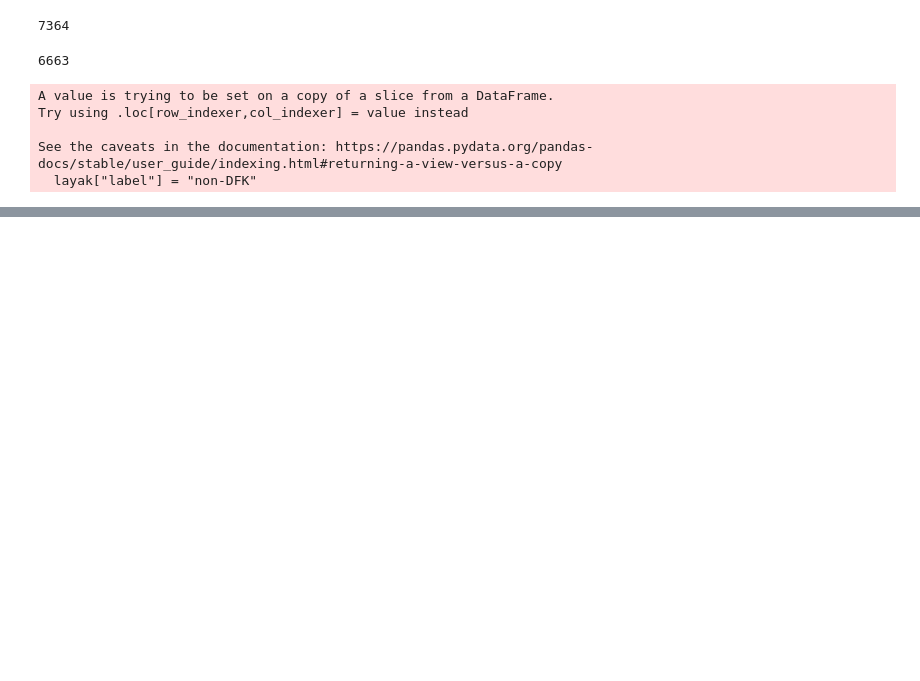
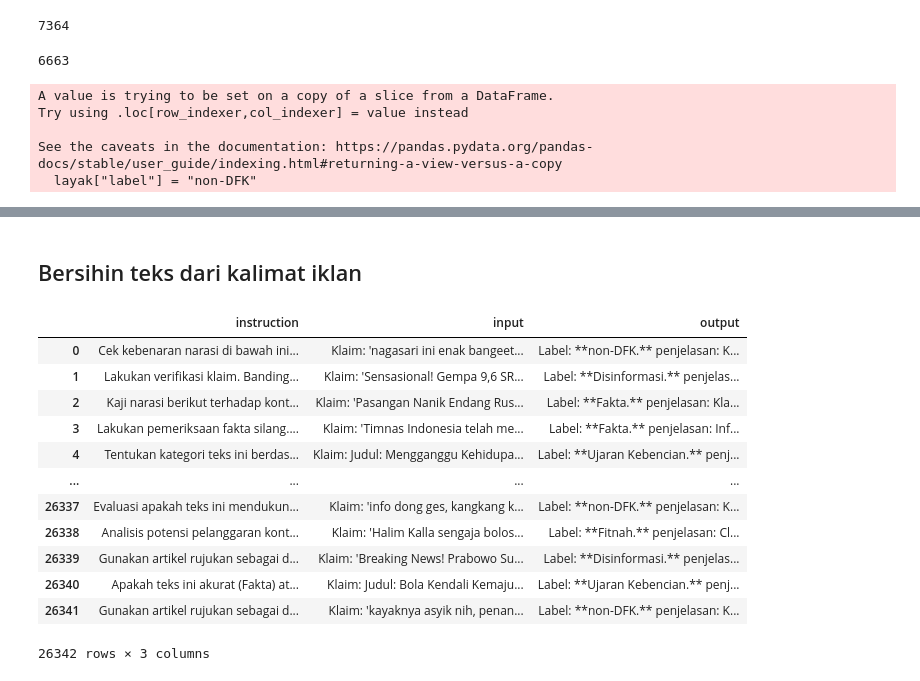
Before and after one commit to imdipo/capstone-AITF-komdigi, a Jupyter notebook: SFT/SFT.ipynb, the cells around one changed output, grey strips where cells are left out. Saved outputs shown, nothing was run; the diff lists cells and outputs as text; code cells hidden in the pictures; blank space fills up the shorter version.

```diff
--- a/SFT/SFT.ipynb
+++ b/SFT/SFT.ipynb
@@ -923,0 +820,20 @@ generate_sft_dataset_with_context(eksplisit, instructiones, kalimat_penutup_hate
+# %% [markdown]
+## Bersihin teks dari kalimat iklan
+# %%
+allDF = pd.read_json("dataset_sampled.jsonl", lines=True)
+# %%
+allDF
+# %% [output]
+|  | instruction | input | output |
+| 0 | Cek kebenaran narasi di bawah ini... | Klaim: 'nagasari ini enak bangeet... | Label: **non-DFK.** penjelasan: K... |
+| 1 | Lakukan verifikasi klaim. Banding... | Klaim: 'Sensasional! Gempa 9,6 SR... | Label: **Disinformasi.** penjelas... |
+| 2 | Kaji narasi berikut terhadap kont... | Klaim: 'Pasangan Nanik Endang Rus... | Label: **Fakta.** penjelasan: Kla... |
+| 3 | Lakukan pemeriksaan fakta silang.... | Klaim: 'Timnas Indonesia telah me... | Label: **Fakta.** penjelasan: Inf... |
+| 4 | Tentukan kategori teks ini berdas... | Klaim: Judul: Mengganggu Kehidupa... | Label: **Ujaran Kebencian.** penj... |
+| ... | ... | ... | ... |
+| 26337 | Evaluasi apakah teks ini mendukun... | Klaim: 'info dong ges, kangkang k... | Label: **non-DFK.** penjelasan: K... |
+| 26338 | Analisis potensi pelanggaran kont... | Klaim: 'Halim Kalla sengaja bolos... | Label: **Fitnah.** penjelasan: Cl... |
+| 26339 | Gunakan artikel rujukan sebagai d... | Klaim: 'Breaking News! Prabowo Su... | Label: **Disinformasi.** penjelas... |
+| 26340 | Apakah teks ini akurat (Fakta) at... | Klaim: Judul: Bola Kendali Kemaju... | Label: **Ujaran Kebencian.** penj... |
+| 26341 | Gunakan artikel rujukan sebagai d... | Klaim: 'kayaknya asyik nih, penan... | Label: **non-DFK.** penjelasan: K... |
+26342 rows × 3 columns
```
Also changed, not shown: parts of 59 cells of this notebook.
